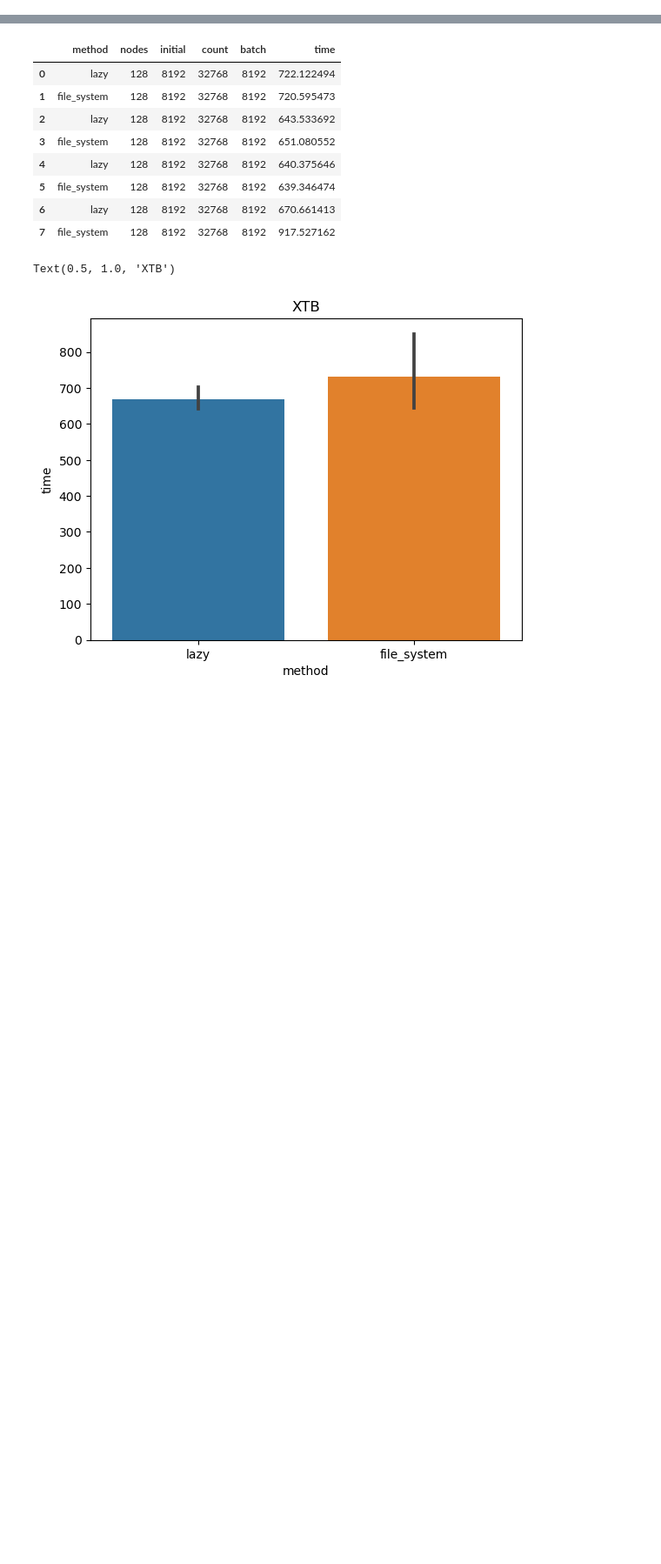
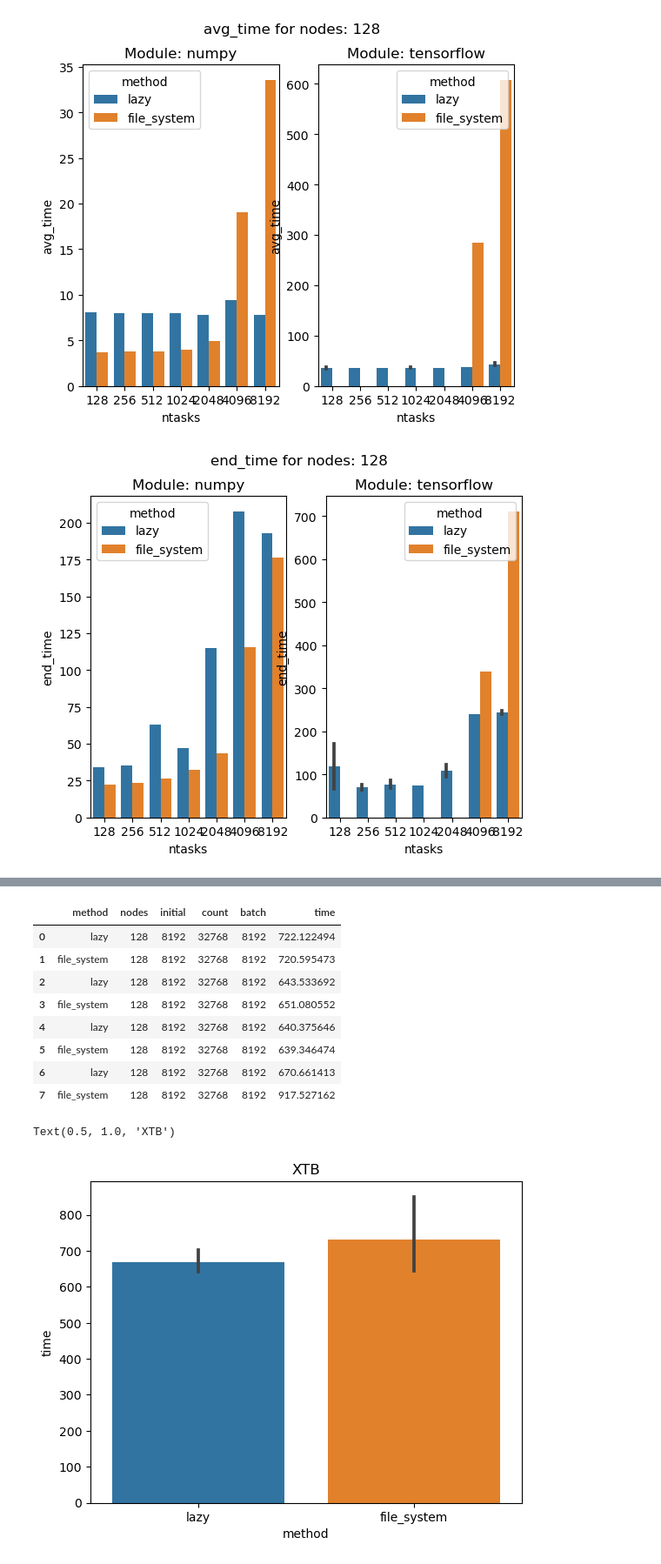
Before and after one commit to AK2000/proxy-imports, a Jupyter notebook: Plot Results (Theta).ipynb, the cells around one changed output, grey strips where cells are left out. Shown: that part at 87% size. Saved outputs shown, nothing was run; the diff lists cells and outputs as text; code cells hidden in the pictures; blank space fills up the shorter version.

```diff
--- a/Plot Results (Theta).ipynb
+++ b/Plot Results (Theta).ipynb
@@ -63,0 +60,10 @@ plt.show()
+# %%
+plot_time_vs_tasks(128, sleep=0)
+plt.show()
+plot_time_vs_tasks(128, y="end_time", sleep=0)
+plt.show()
+plot_time_vs_tasks(128, y="total_time", sleep=0)
+plt.show()
+# %% [output]
+[figure, added]
+[figure, added]
```
Also changed, not shown: parts of 6 cells of this notebook.
